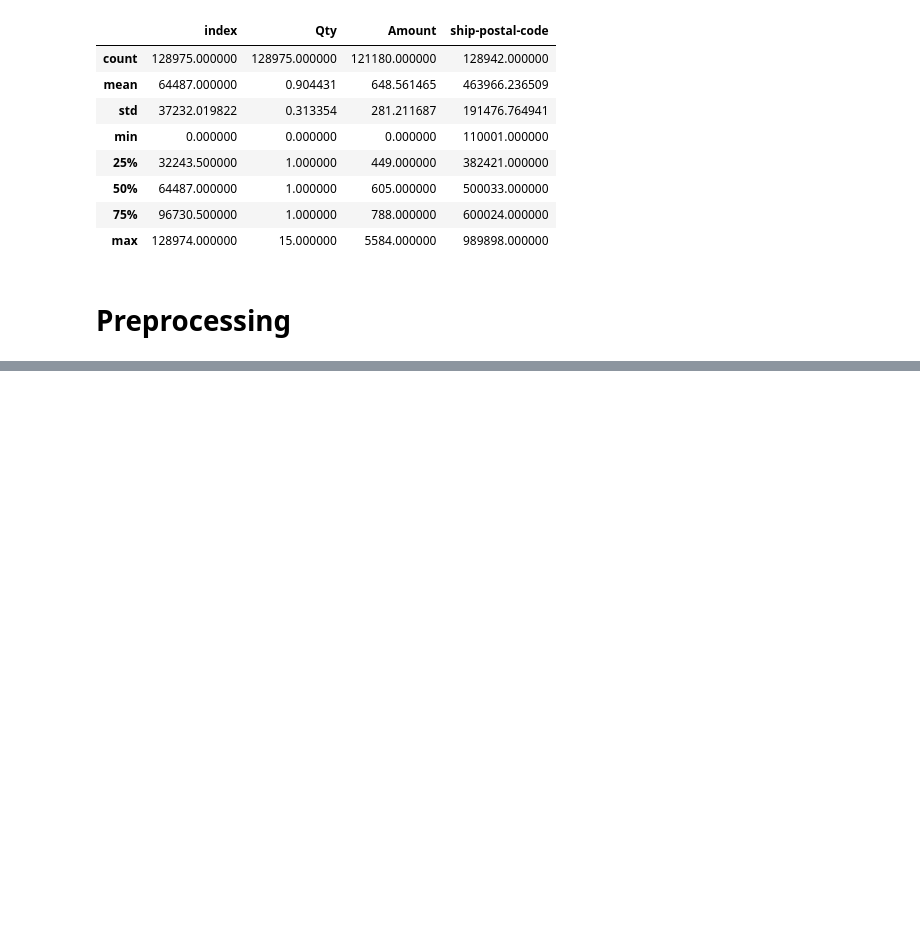
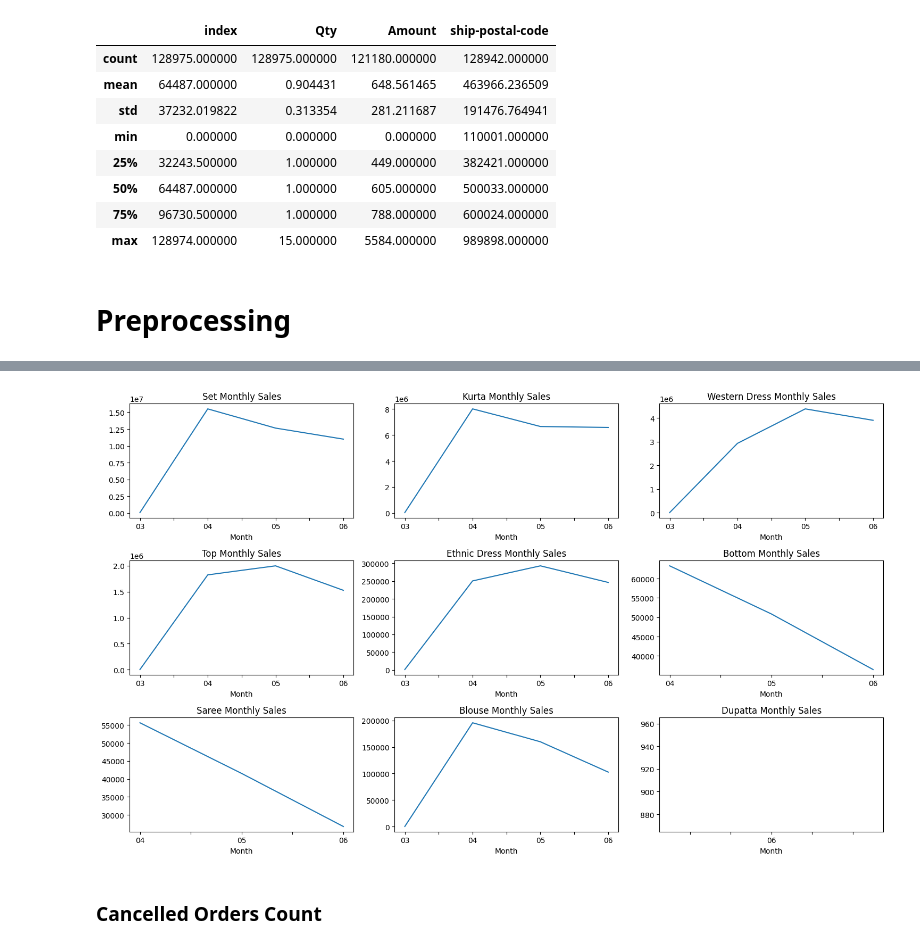
Before and after one commit to RookieCoder12/DevArena-Week-4, a Jupyter notebook: analysis.ipynb, the cells around one changed output, grey strips where cells are left out. Drawn from its saved outputs; the diff is of its cells as text; code cells hidden in the pictures; blank space fills up the shorter version.

```diff
--- a/analysis.ipynb
+++ b/analysis.ipynb
@@ -74,0 +363,6 @@ df.describe()
+# %%
+df_month_category = df_sales.groupby(["Month", "Category"]).agg(
+    no_orders = ("Order ID", "nunique") ,
+    monthly_sales = ("Amount", "sum")
+)
+df_month_category
@@ -74,0 +388,55 @@ df.describe()
+# %%
+df_set_monthly_sales = df_month_category.xs("Set", level="Category")
+df_kurta_monthly_sales = df_month_category.xs("kurta", level="Category")
+df_wes_monthly_sales = df_month_category.xs("Western Dress", level="Category")
+df_top_monthly_sales = df_month_category.xs("Top", level="Category")
+df_eth_monthly_sales = df_month_category.xs("Ethnic Dress", level="Category")
+df_bot_monthly_sales = df_month_category.xs("Bottom", level="Category")
+df_sar_monthly_sales = df_month_category.xs("Saree", level="Category")
+df_blo_monthly_sales = df_month_category.xs("Blouse", level="Category")
+df_dup_monthly_sales = df_month_category.xs("Dupatta", level="Category")
+
+plt.figure(figsize=(15,9))
+plt.subplot(3,3,1)
+df_set_monthly_sales["monthly_sales"].plot(kind="line")
+plt.title("Set Monthly Sales")
+
+plt.subplot(3,3,2)
+df_kurta_monthly_sales["monthly_sales"].plot(kind="line")
+plt.title("Kurta Monthly Sales")
+
+plt.subplot(3,3,3)
+df_wes_monthly_sales["monthly_sales"].plot(kind="line")
+plt.title("Western Dress Monthly Sales")
+
+plt.subplot(3,3,4)
+df_top_monthly_sales["monthly_sales"].plot(kind="line")
+plt.title("Top Monthly Sales")
+
+plt.subplot(3,3,5)
+df_eth_monthly_sales["monthly_sales"].plot(kind="line")
+plt.title("Ethnic Dress Monthly Sales")
+
+plt.subplot(3,3,6)
+df_bot_monthly_sales["monthly_sales"].plot(kind="line")
+plt.title("Bottom Monthly Sales")
+
+plt.subplot(3,3,7)
+df_sar_monthly_sales["monthly_sales"].plot(kind="line")
+plt.title("Saree Monthly Sales")
+
+plt.subplot(3,3,8)
+df_blo_monthly_sales["monthly_sales"].plot(kind="line")
+plt.title("Blouse Monthly Sales")
+
+plt.subplot(3,3,9)
+df_dup_monthly_sales["monthly_sales"].plot(kind="line")
+plt.title("Dupatta Monthly Sales")
+
+
+plt.tight_layout()
+plt.show()
+# %% [output]
+[figure, added]
+# %% [markdown]
+### Cancelled Orders Count
```
Also changed, not shown: parts of 35 cells of this notebook.
